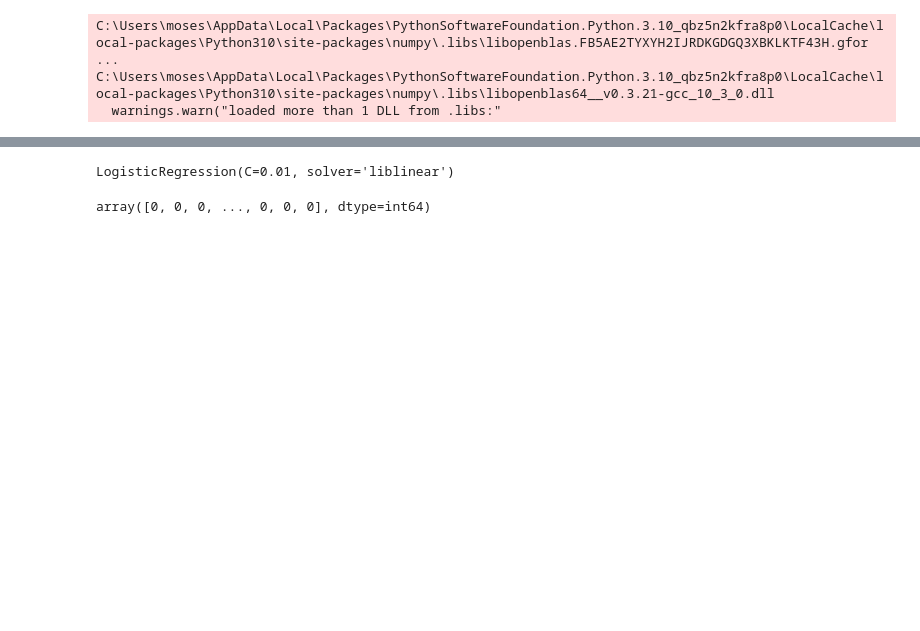
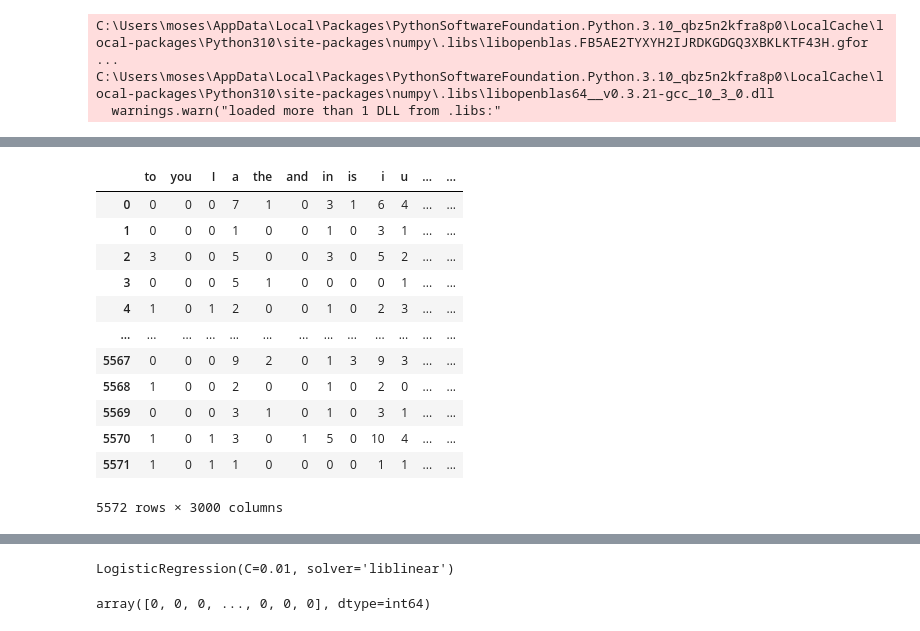
Before and after one commit to mocelo/logistic-regressio, a Jupyter notebook: logistic regressio.ipynb, the cells around one changed output, grey strips where cells are left out. Saved outputs shown, nothing was run; the diff lists cells and outputs as text; code cells hidden in the pictures; blank space fills up the shorter version.

```diff
--- a/logistic regressio.ipynb
+++ b/logistic regressio.ipynb
@@ -50,0 +47,4 @@ array([[ 0,  0,  1, ...,  0,  0,  0],
+# %%
+cols = {'v1':'Label','v2':'Text'}
+data = data.rename(columns=cols)
+data
@@ -50,0 +65,7 @@ array([[ 0,  0,  1, ...,  0,  0,  0],
+# %%
+# Getting all words in all 5572 SMS's
+texts = list(data.Text.values)
+words = []
+for i in texts:
+    words.extend(i.split(" "))
+len(words)
@@ -50,0 +76,8 @@ array([[ 0,  0,  1, ...,  0,  0,  0],
+# %%
+for i in range(len(words)):
+    if not words[i].isalpha():
+        words[i] = ""
+
+# Create a Counter dictionary to maintain ('word':count) tuples.
+word_dict = Counter(words)
+word_dict.most_common(1)     # Get the 1st most common word.
@@ -50,0 +92,4 @@ array([[ 0,  0,  1, ...,  0,  0,  0],
+# %%
+# Getting the 3000 most common words in text messages (Why 3000 ? Hit and trial)
+w_new = word_dict.most_common(3000)
+w_new
@@ -50,0 +114,31 @@ array([[ 0,  0,  1, ...,  0,  0,  0],
+# %%
+features,columns = [],[]
+
+# Creating the columns(features)
+for word in w_new:
+    columns.append(word[0])
+
+# Creating data
+for s in texts:
+    d = []
+    for wrd in w_new:
+        d.append(s.count(wrd[0]))
+    features.append(d)
+
+# Create dataframe
+df = pd.DataFrame(features,columns=columns)
+df
+# %% [output]
+|  | to | you | I | a | the | and | in | is | i | u | ... | ... |
+| 0 | 0 | 0 | 0 | 7 | 1 | 0 | 3 | 1 | 6 | 4 | ... | ... |
+| 1 | 0 | 0 | 0 | 1 | 0 | 0 | 1 | 0 | 3 | 1 | ... | ... |
+| 2 | 3 | 0 | 0 | 5 | 0 | 0 | 3 | 0 | 5 | 2 | ... | ... |
+| 3 | 0 | 0 | 0 | 5 | 1 | 0 | 0 | 0 | 0 | 1 | ... | ... |
+| 4 | 1 | 0 | 1 | 2 | 0 | 0 | 1 | 0 | 2 | 3 | ... | ... |
+| ... | ... | ... | ... | ... | ... | ... | ... | ... | ... | ... | ... | ... |
+| 5567 | 0 | 0 | 0 | 9 | 2 | 0 | 1 | 3 | 9 | 3 | ... | ... |
+| 5568 | 1 | 0 | 0 | 2 | 0 | 0 | 1 | 0 | 2 | 0 | ... | ... |
+| 5569 | 0 | 0 | 0 | 3 | 1 | 0 | 1 | 0 | 3 | 1 | ... | ... |
+| 5570 | 1 | 0 | 1 | 3 | 0 | 1 | 5 | 0 | 10 | 4 | ... | ... |
+| 5571 | 1 | 0 | 1 | 1 | 0 | 0 | 0 | 0 | 1 | 1 | ... | ... |
+5572 rows × 3000 columns
```
Also changed, not shown: parts of 23 cells of this notebook.
